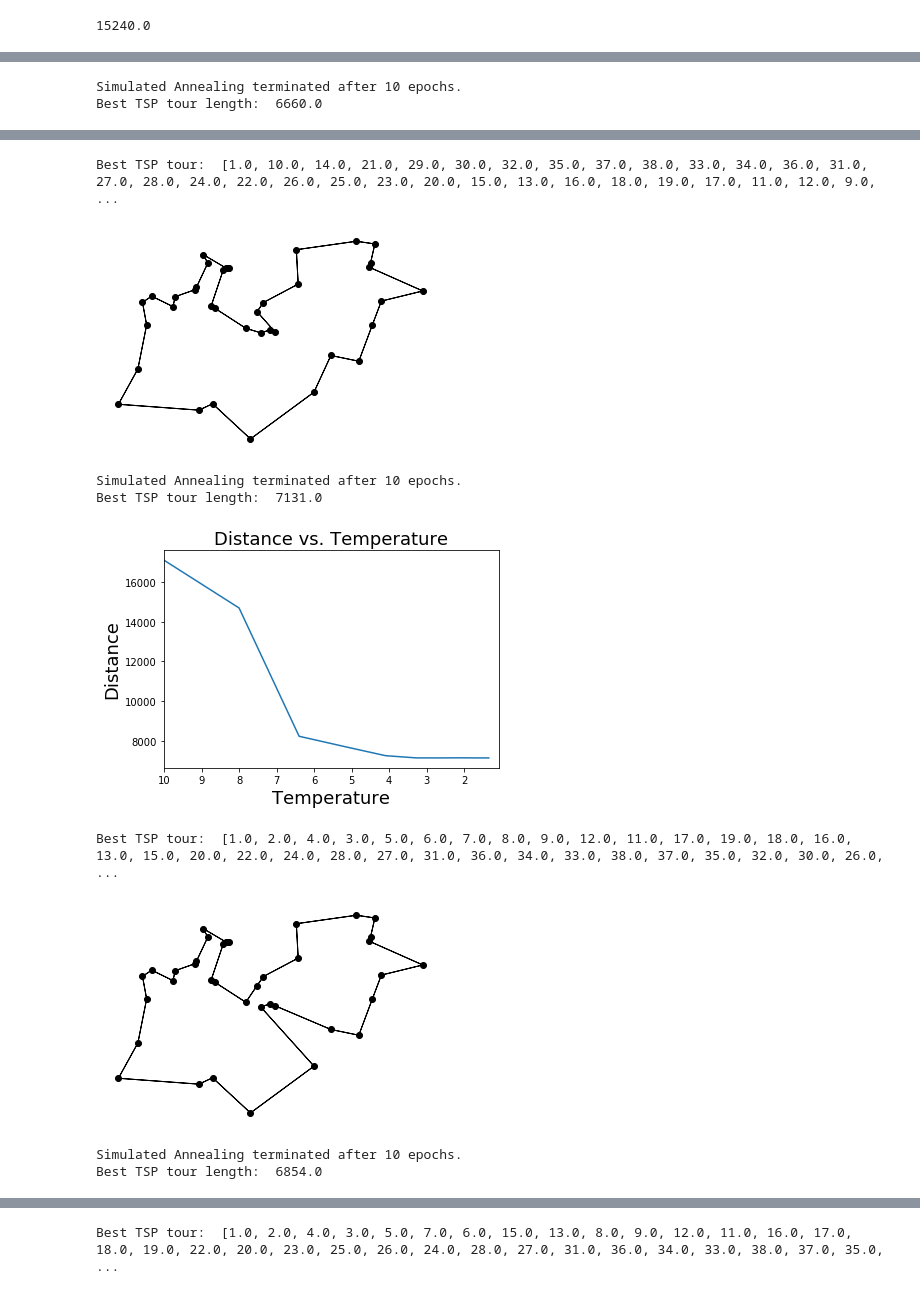
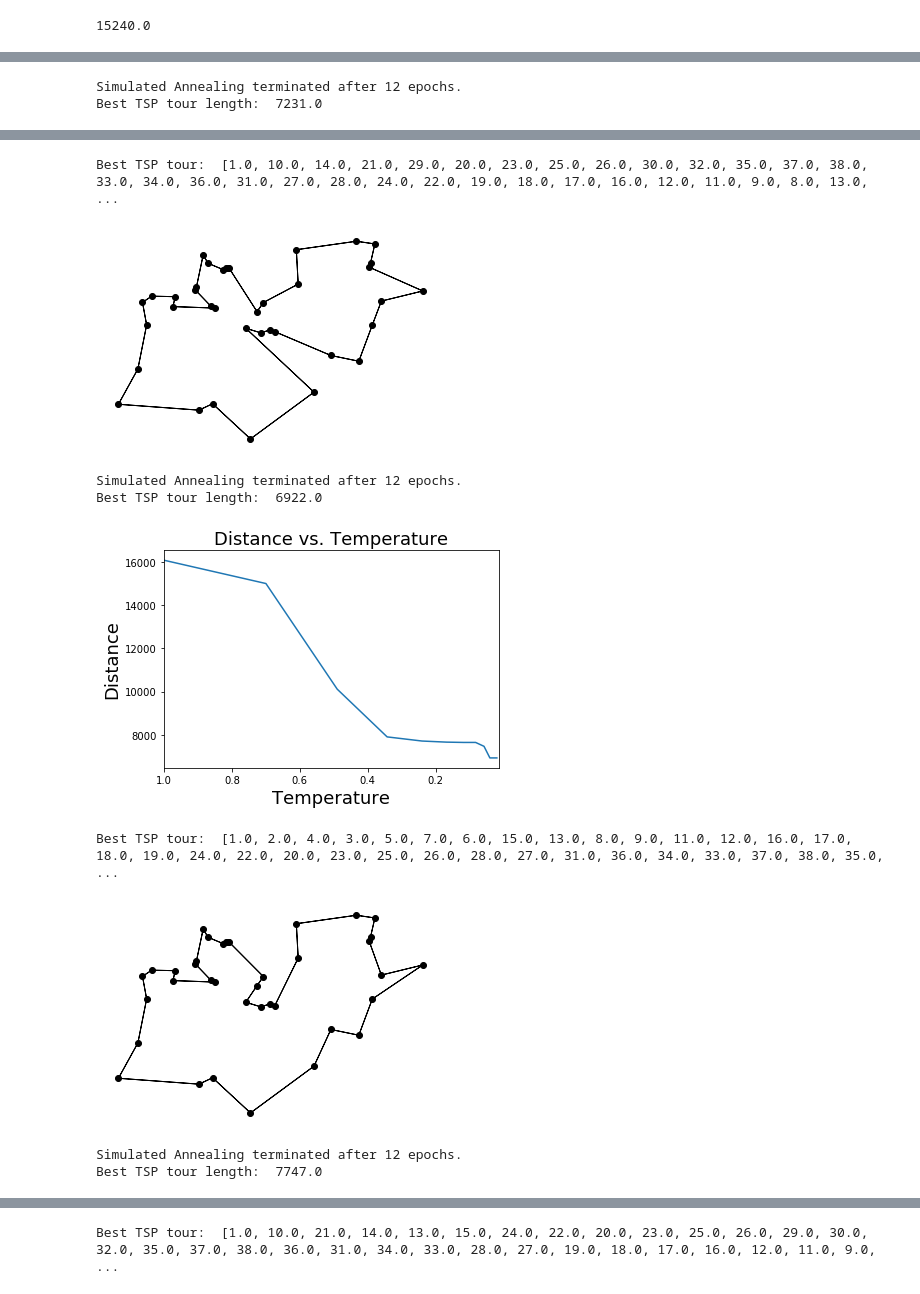
Before and after one commit to fonseca-erika/Metaheuristics, a Jupyter notebook: TSP Djibouti/Travel Salesman Djibouti.ipynb, the cells around one changed output, grey strips where cells are left out. Saved outputs shown, nothing was run; the diff lists cells and outputs as text; code cells hidden in the pictures.

```diff
--- a/TSP Djibouti/Travel Salesman Djibouti.ipynb
+++ b/TSP Djibouti/Travel Salesman Djibouti.ipynb
@@ -166,10 +168,10 @@ cities_matrix = np.array([cities, coordinates[:,0],coordinates[:,1]]).T.reshape(
 # %%
 %%time
 for i in range(25):
-    solver.Solve(city_list = cities_matrix, dist_matrix = distances_matrix, start_temp = 10, \
-              stop_temp = 1e-2, alpha = .8, epochs = 10, epoch_length = 5, \
-              epoch_length_factor = 10, stopping_count = 1e50, screen_output = False)
+    solver.Solve(city_list = cities_matrix, dist_matrix = distances_matrix, start_temp = 1, \
+              stop_temp = 1e-2, alpha = .7, epoch_length = 10, \
+              epoch_length_factor = 5, screen_output = False)
     solver.PrintSolution()
 # %% [output]
-Simulated Annealing terminated after 10 epochs.
-Best TSP tour length:  6660.0
+Simulated Annealing terminated after 12 epochs.
+Best TSP tour length:  7231.0
@@ -177,9 +179,9 @@ Best TSP tour length:  6660.0
-Best TSP tour:  [1.0, 10.0, 14.0, 21.0, 29.0, 30.0, 32.0, 35.0, 37.0, 38.0, 33.0, 34.0, 36.0, 31.0, 27.0, 28.0, 24.0, 22.0, 26.0, 25.0, 23.0, 20.0, 15.0, 13.0, 16.0, 18.0, 19.0, 17.0, 11.0, 12.0, 9.0, ...
+Best TSP tour:  [1.0, 10.0, 14.0, 21.0, 29.0, 20.0, 23.0, 25.0, 26.0, 30.0, 32.0, 35.0, 37.0, 38.0, 33.0, 34.0, 36.0, 31.0, 27.0, 28.0, 24.0, 22.0, 19.0, 18.0, 17.0, 16.0, 12.0, 11.0, 9.0, 8.0, 13.0,  ...
-[figure, old version]
+[figure, new version]
-Simulated Annealing terminated after 10 epochs.
-Best TSP tour length:  7131.0
+Simulated Annealing terminated after 12 epochs.
+Best TSP tour length:  6922.0
-[figure, old version]
+[figure, new version]
-Best TSP tour:  [1.0, 2.0, 4.0, 3.0, 5.0, 6.0, 7.0, 8.0, 9.0, 12.0, 11.0, 17.0, 19.0, 18.0, 16.0, 13.0, 15.0, 20.0, 22.0, 24.0, 28.0, 27.0, 31.0, 36.0, 34.0, 33.0, 38.0, 37.0, 35.0, 32.0, 30.0, 26.0,  ...
+Best TSP tour:  [1.0, 2.0, 4.0, 3.0, 5.0, 7.0, 6.0, 15.0, 13.0, 8.0, 9.0, 11.0, 12.0, 16.0, 17.0, 18.0, 19.0, 24.0, 22.0, 20.0, 23.0, 25.0, 26.0, 28.0, 27.0, 31.0, 36.0, 34.0, 33.0, 37.0, 38.0, 35.0,  ...
-[figure, old version]
+[figure, new version]
-Simulated Annealing terminated after 10 epochs.
-Best TSP tour length:  6854.0
+Simulated Annealing terminated after 12 epochs.
+Best TSP tour length:  7747.0
@@ -187 +189 @@ Best TSP tour length:  6854.0
-Best TSP tour:  [1.0, 2.0, 4.0, 3.0, 5.0, 7.0, 6.0, 15.0, 13.0, 8.0, 9.0, 12.0, 11.0, 16.0, 17.0, 18.0, 19.0, 22.0, 20.0, 23.0, 25.0, 26.0, 24.0, 28.0, 27.0, 31.0, 36.0, 34.0, 33.0, 38.0, 37.0, 35.0,  ...
+Best TSP tour:  [1.0, 10.0, 21.0, 14.0, 13.0, 15.0, 24.0, 22.0, 20.0, 23.0, 25.0, 26.0, 29.0, 30.0, 32.0, 35.0, 37.0, 38.0, 36.0, 31.0, 34.0, 33.0, 28.0, 27.0, 19.0, 18.0, 17.0, 16.0, 12.0, 11.0, 9.0, ...
```
Also changed, not shown: parts of 4 cells of this notebook.
